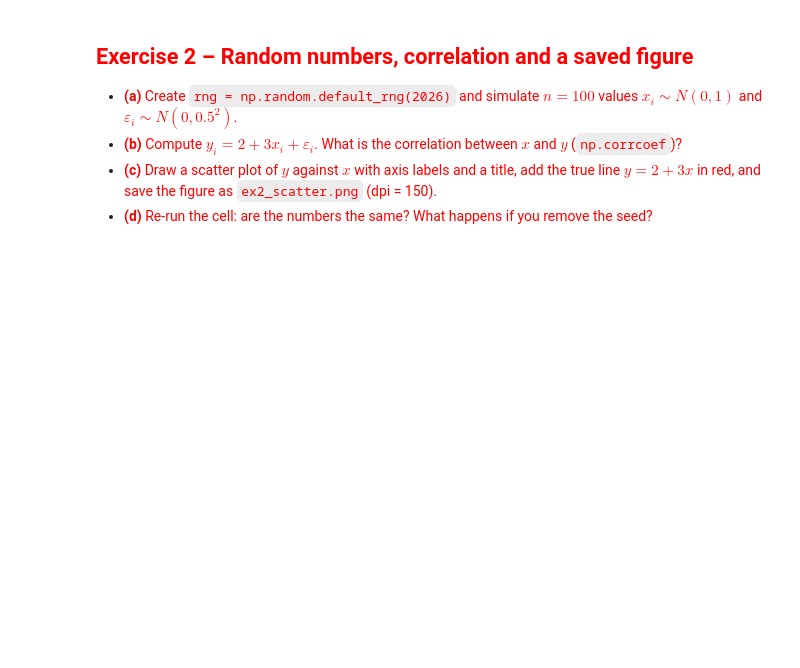
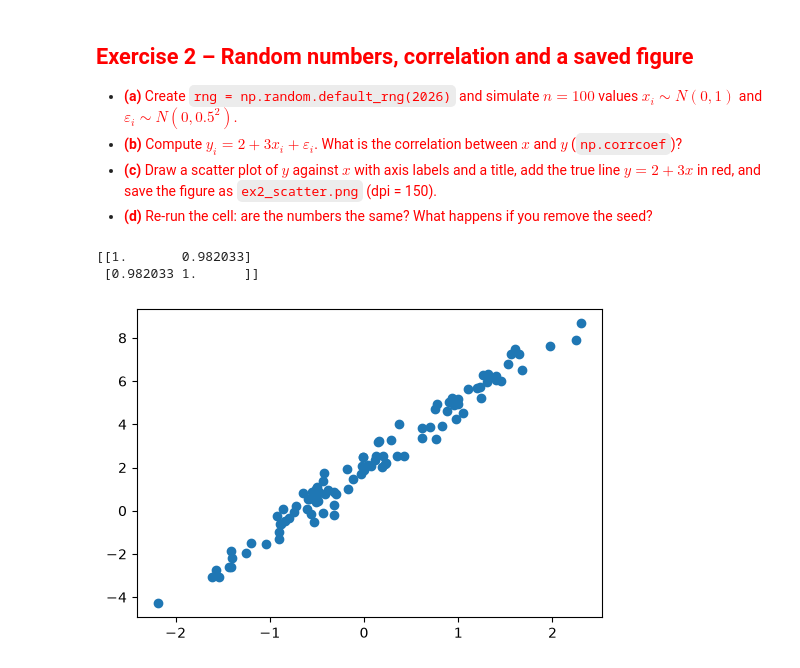
Before and after one commit to CozyCode890/IT171IU-labs, a Jupyter notebook: IT171IU_Lab01_Lê Thái Đức Tùng_ITDSIU24055.ipynb, the cells around one changed output. Cells and saved outputs as stored; diff of their text form; code cells hidden in the pictures; blank space fills up the shorter version.

```diff
--- a/IT171IU_Lab01_Lê Thái Đức Tùng_ITDSIU24055.ipynb
+++ b/IT171IU_Lab01_Lê Thái Đức Tùng_ITDSIU24055.ipynb
@@ -151,0 +146,19 @@ y = None          # TODO (b)
+# %%
+n = 100
+rng = np.random.default_rng(2026)
+x = rng.standard_normal(n)
+eps = rng.normal(loc=0, scale=0.5, size=n)        # TODO (a)
+# %%
+y = 2 + 3*x + eps          # TODO (b)
+# TODO (b): print(np.corrcoef(x, y))
+print(np.corrcoef(x, y))
+# %% [output]
+[[1.       0.982033]
+ [0.982033 1.      ]]
+# %%
+# TODO (c): fig, ax = subplots(figsize=(6, 4)); ax.scatter(...); fig.savefig("ex2_scatter.png", dpi=150)
+fig, ax = subplots(figsize=(6, 4))
+ax.scatter(x, y)
+fig.savefig("out/ex2_scatter.png", dpi=150)
+# %% [output]
+[figure, added]
```
Also changed, not shown: parts of 29 cells of this notebook, 1 other file.
